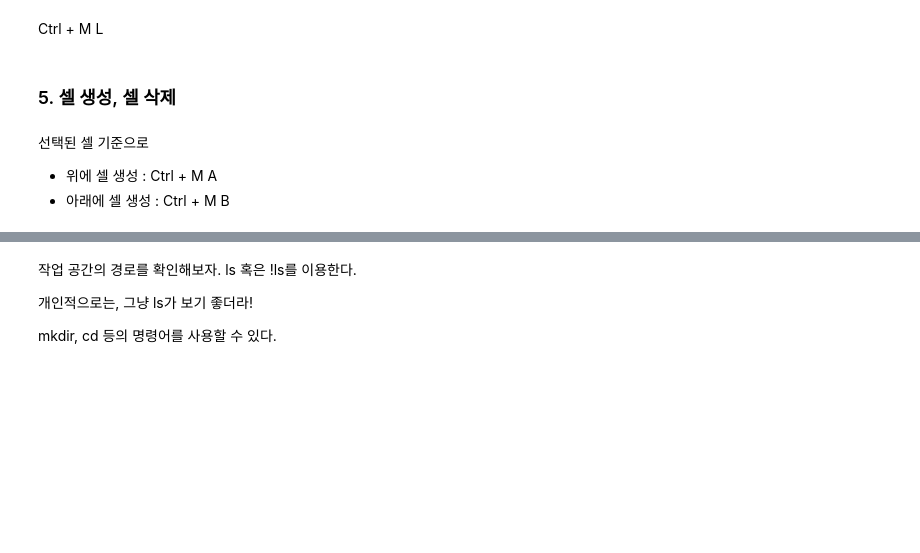
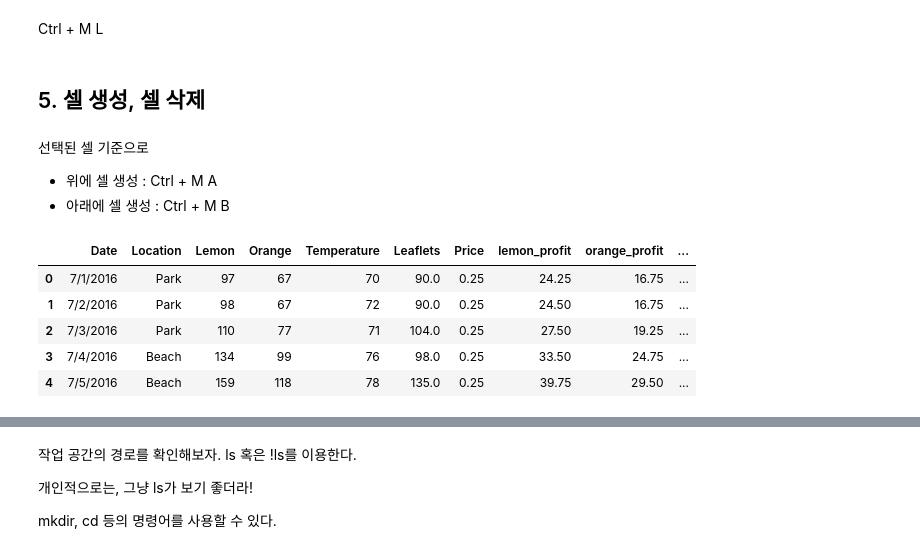
Before and after one commit to RayleighKim/M06_Python_with_Google_Colab, a Jupyter notebook: 00_Colab_Basics.ipynb, the cells around one changed output, grey strips where cells are left out. Cells and saved outputs as stored; diff of their text form; code cells hidden in the pictures; blank space fills up the shorter version.

```diff
--- a/00_Colab_Basics.ipynb
+++ b/00_Colab_Basics.ipynb
@@ -94,7 +96,7 @@ print('loop done')
 print(sumsum)
 print(sample_list)
 # %% [markdown]
-### 5. 셀 생성, 셀 삭제
+## 5. 셀 생성, 셀 삭제
 # %% [markdown]
 선택된 셀 기준으로
 * 위에 셀 생성 : Ctrl + M A
@@ -102,3 +106,14 @@ print(sample_list)
+# %%
+a = pd.read_csv('https://raw.githubusercontent.com/RayleighKim/Example_datasets/master/ade_sales.csv')
+# %%
+a.head()
+# %% [output]
+|  | Date | Location | Lemon | Orange | Temperature | Leaflets | Price | lemon_profit | orange_profit | ... |
+| 0 | 7/1/2016 | Park | 97 | 67 | 70 | 90.0 | 0.25 | 24.25 | 16.75 | ... |
+| 1 | 7/2/2016 | Park | 98 | 67 | 72 | 90.0 | 0.25 | 24.50 | 16.75 | ... |
+| 2 | 7/3/2016 | Park | 110 | 77 | 71 | 104.0 | 0.25 | 27.50 | 19.25 | ... |
+| 3 | 7/4/2016 | Beach | 134 | 99 | 76 | 98.0 | 0.25 | 33.50 | 24.75 | ... |
+| 4 | 7/5/2016 | Beach | 159 | 118 | 78 | 135.0 | 0.25 | 39.75 | 29.50 | ... |
 # %%
 print('이 셀을 기준으로 위에 2개 아래에 2개 생성하시오')
 # %% [markdown]
```
Also changed, not shown: parts of 39 cells of this notebook.
